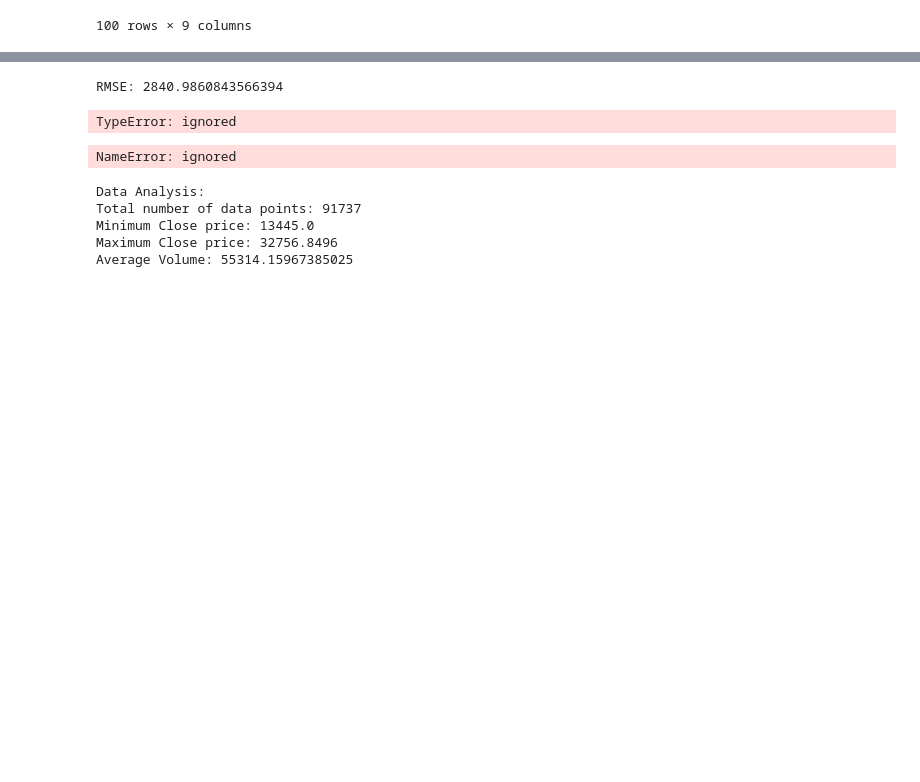
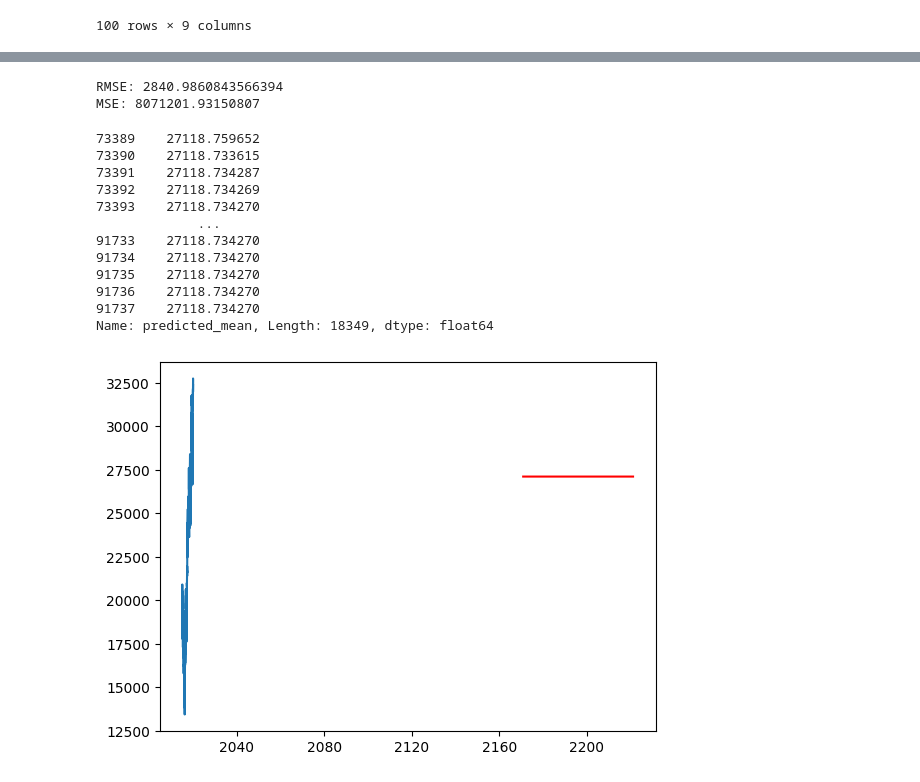
Before and after one commit to srijita1406/Quantitative-Analytics, a Jupyter notebook: Forecasting_BankNifty_Data.ipynb, the cells around one changed output, grey strips where cells are left out. Cells and saved outputs as stored; diff of their text form; code cells hidden in the pictures; blank space fills up the shorter version.

```diff
--- a/Forecasting_BankNifty_Data.ipynb
+++ b/Forecasting_BankNifty_Data.ipynb
@@ -43,5 +44,3 @@ data.head(100)
 | 98 | 2015-01-02 | 20150102 | 00:00:00 | 19178.0000 | 19185.0000 | 19178.0000 | 19178.5000 | 7275 | 2015 |
 | 99 | 2015-01-02 | 20150102 | 00:00:00 | 19179.0000 | 19180.0000 | 19165.0000 | 19166.1504 | 8850 | 2015 |
 100 rows × 9 columns
-# %%
-data=data.drop()
@@ -49,0 +47,4 @@ NameError: ignored
+# %%
+columns=['Final Date format','Time']
+for column in columns:
+  data=data.drop(column,axis=1)
@@ -66,0 +110,17 @@ test.shape
+# %%
+# Split data into train and test sets
+train_size = int(len(data) * 0.8)
+train, test = data.iloc[:train_size], data.iloc[train_size:]
+
+# Fit the auto_arima model
+model = auto_arima(train['Close 5'], seasonal=False)
+
+# Print the summary of the selected model
+print(model.summary())
+
+# Make predictions on the test set
+predictions = model.predict(n_periods=len(test))
+
+# Evaluate the model
+mse = ((predictions - test) ** 2).mean()
+print("Mean Squared Error:", mse)
@@ -77,44 +167,34 @@ forecast = model_fit.forecast(steps=len(test))
 
 # Calculate RMSE
 rmse = np.sqrt(np.mean((forecast - test['Close 5'].values)**2))
+mse= np.mean((forecast - test['Close 5'].values)**2)
 print(f"RMSE: {rmse}")
+print(f"MSE: {mse}")
 # %% [output]
 RMSE: 2840.9860843566394
+MSE: 8071201.93150807
 # %%
 # Make predictions
-start_date = data.index[-1]
-end_date = start_date + pd.Timedelta(days=10)
+start_date = len(train)
+end_date = start_date + len(test)
 predictions = model_fit.predict(start=start_date, end=end_date)
+print(predictions)
 
 # Plot the predictions
-plt.plot(data.index, data['Close'])
+plt.plot(data.index, data['Close 5'])
 plt.plot(predictions.index, predictions, 'r')
 plt.show()
 # %% [output]
-TypeError: ignored
+73389    27118.759652
+73390    27118.733615
+73391    27118.734287
+73392    27118.734269
+73393    27118.734270
+             ...
+91733    27118.734270
+91734    27118.734270
+91735    27118.734270
+91736    27118.734270
+91737    27118.734270
+Name: predicted_mean, Length: 18349, dtype: float64
+[figure, added]
-# %%
-# Make predictions on future data
-future_steps = 5
-forecast = model_fit.forecast(steps=future_steps)
-# %% [output]
-NameError: ignored
-# %%
-# Convert date columns to datetime format
-data['Date'] = pd.to_datetime(data['Date'])
-data['Time'] = pd.to_datetime(data['Time']).dt.time
-
-# Set the DataFrame index as the combination of Date and Time
-data.set_index(['Date', 'Time'], inplace=True)
-
-# Perform some basic data analysis
-print("Data Analysis:")
-print("Total number of data points:", len(data))
-print("Minimum Close price:", data['Close 5'].min())
-print("Maximum Close price:", data['Close 5'].max())
-print("Average Volume:", data['Volume 5'].mean())
-# %% [output]
-Data Analysis:
-Total number of data points: 91737
-Minimum Close price: 13445.0
-Maximum Close price: 32756.8496
-Average Volume: 55314.15967385025
```
Also changed, not shown: parts of 13 cells of this notebook.
